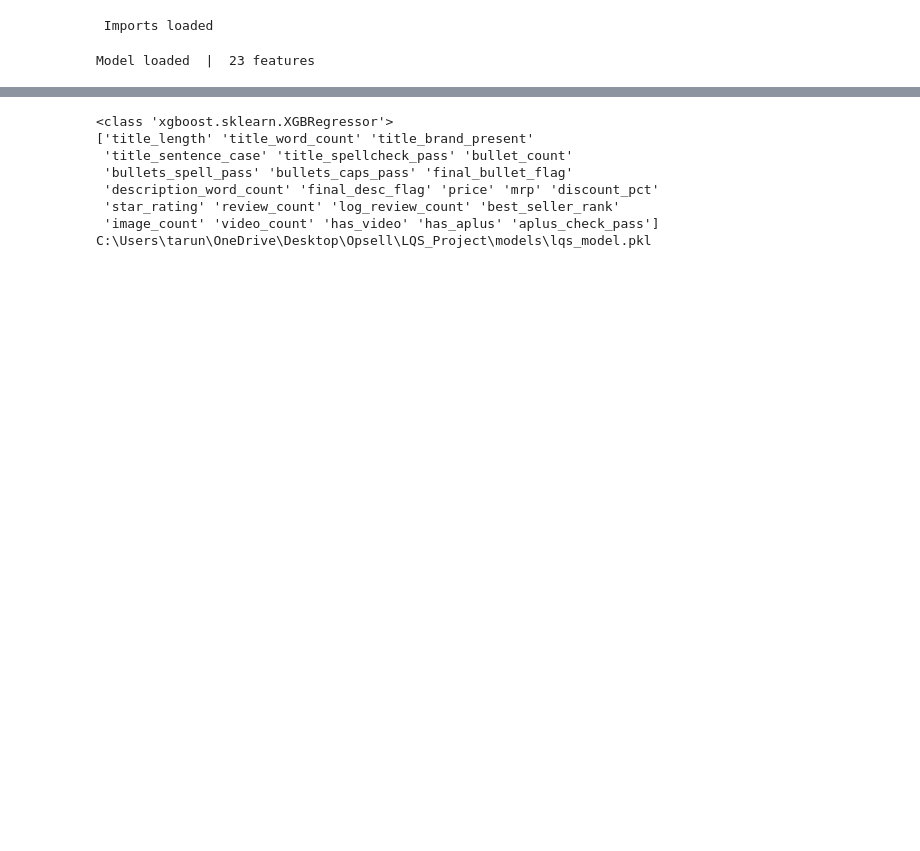
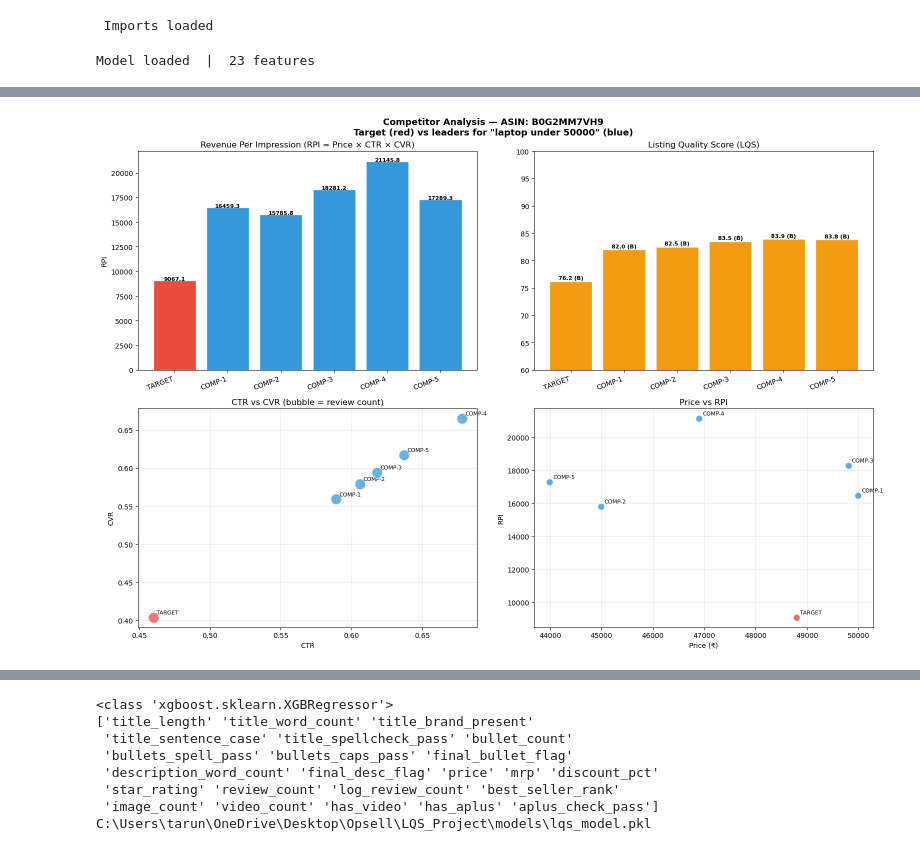
Before and after one commit to tarunbh2394/opsellAi, a Jupyter notebook: opsell2.ipynb, the cells around one changed output, grey strips where cells are left out. Saved outputs shown, nothing was run; the diff lists cells and outputs as text; code cells hidden in the pictures; blank space fills up the shorter version.

```diff
--- a/opsell2.ipynb
+++ b/opsell2.ipynb
@@ -8,13 +8,13 @@ print(' Imports loaded')
 # %% [output]
  Imports loaded
 # %%
-API_KEY      = 'ok_ad14469097b36b0d1653a7d857748058'
+API_KEY      = 'ok_4a67169ebf345b8274479752d24cd82f'
 BASE_URL     = 'https://amazon-scraper-api.omkar.cloud'
 COUNTRY_CODE = 'IN'
 HEADERS      = {'API-Key': API_KEY}
 MODEL_PATH   = r'C:\Users\tarun\OneDrive\Desktop\Opsell\LQS_Project\models\lqs_model.pkl'
 
-TARGET_ASIN      = 'B0CHX1W1XY'         # your product's ASIN
+TARGET_ASIN      = 'B0G2MM7VH9'         # product's ASIN
 COMPETITOR_QUERY = 'laptop under 50000' # search query to find competitors
 TOP_N_COMP       = 5
 # %%
@@ -213,8 +227,8 @@ colors = ['#e74c3c'] + ['#3498db'] * len(comps)
 labels = list(df.index)
 
 fig, axes = plt.subplots(2, 2, figsize=(16, 11))
-fig.suptitle(f'Competitor Analysis — "{SEARCH_QUERY}"\n'
-             f'Target buried on page {target_page} (red) vs page 1 leaders (blue)',
+fig.suptitle(f'Competitor Analysis — ASIN: {TARGET_ASIN}\n'
+             f'Target (red) vs leaders for "{COMPETITOR_QUERY}" (blue)',
              fontsize=13, fontweight='bold')
 
 # RPI bar
@@ -234,33 +248,35 @@ bars = ax.bar(labels, df['lqs'], color=[gc.get(g,'#95a5a6') for g in df['grade']
 ax.set_title('Listing Quality Score (LQS)'); ax.set_ylim(60, 100)
 ax.set_xticklabels(labels, rotation=20, ha='right')
 for b, v, g in zip(bars, df['lqs'], df['grade']):
     ax.text(b.get_x()+b.get_width()/2, b.get_height()+0.3, f'{v:.1f} ({g})',
             ha='center', fontsize=8, fontweight='bold')
 
 # CTR vs CVR bubble
 ax = axes[1,0]
 for i,(lbl,row) in enumerate(df.iterrows()):
     size = max(row['reviews']**0.4, 30) * 8
     ax.scatter(row['ctr'], row['cvr'], s=size, c=colors[i],
                alpha=0.75, edgecolors='white', linewidth=1.2, zorder=3)
     ax.annotate(lbl, (row['ctr'], row['cvr']),
                 textcoords='offset points', xytext=(5,5), fontsize=8)
 ax.set_xlabel('CTR'); ax.set_ylabel('CVR')
 ax.set_title('CTR vs CVR (bubble = review count)'); ax.grid(True, alpha=0.3)
 
 # Price vs RPI
 ax = axes[1,1]
 for i,(lbl,row) in enumerate(df.iterrows()):
     ax.scatter(row['price'], row['rpi'], c=colors[i], s=100,
                alpha=0.8, edgecolors='white', linewidth=1.2, zorder=3)
     ax.annotate(lbl, (row['price'], row['rpi']),
                 textcoords='offset points', xytext=(5,5), fontsize=8)
 ax.set_xlabel('Price (₹)'); ax.set_ylabel('RPI')
 ax.set_title('Price vs RPI'); ax.grid(True, alpha=0.3)
 
 plt.tight_layout()
 plt.savefig('competitor_analysis.png', dpi=150, bbox_inches='tight')
 plt.show()
+# %% [output]
+[figure, added]
 # %%
 t    = df.loc['TARGET']
 best = df.drop('TARGET').loc[df.drop('TARGET')['rpi'].idxmax()]
```
Also changed, not shown: parts of 6 cells of this notebook.
